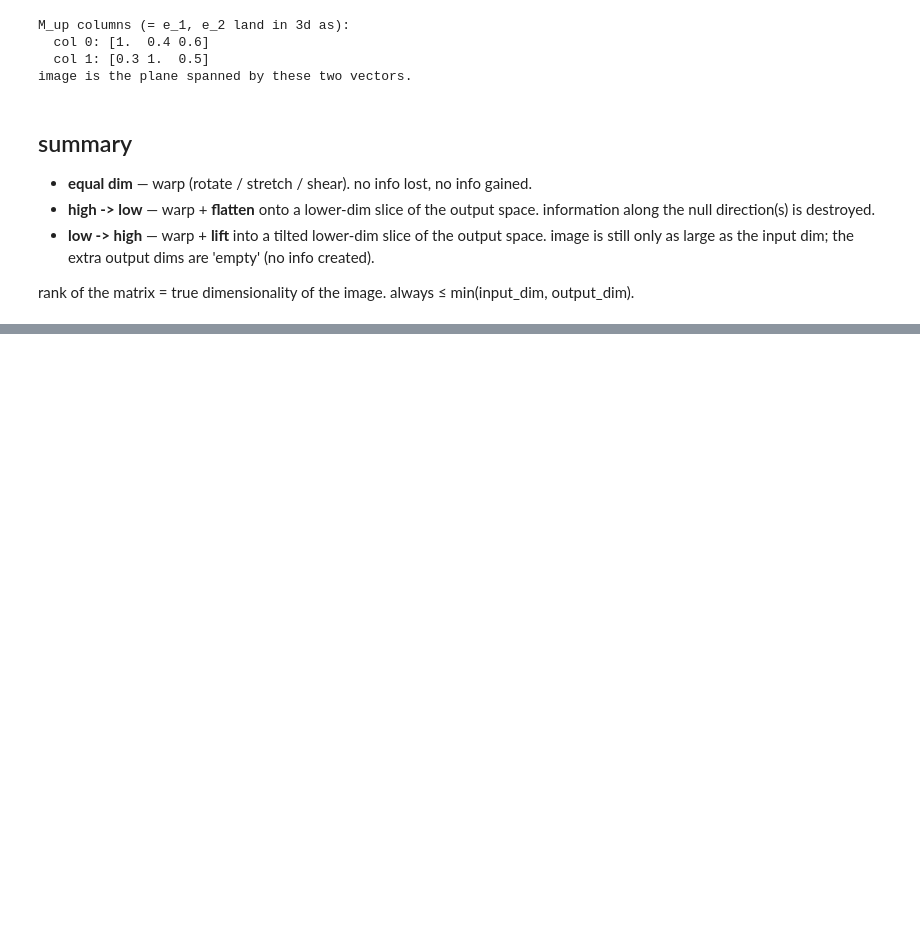
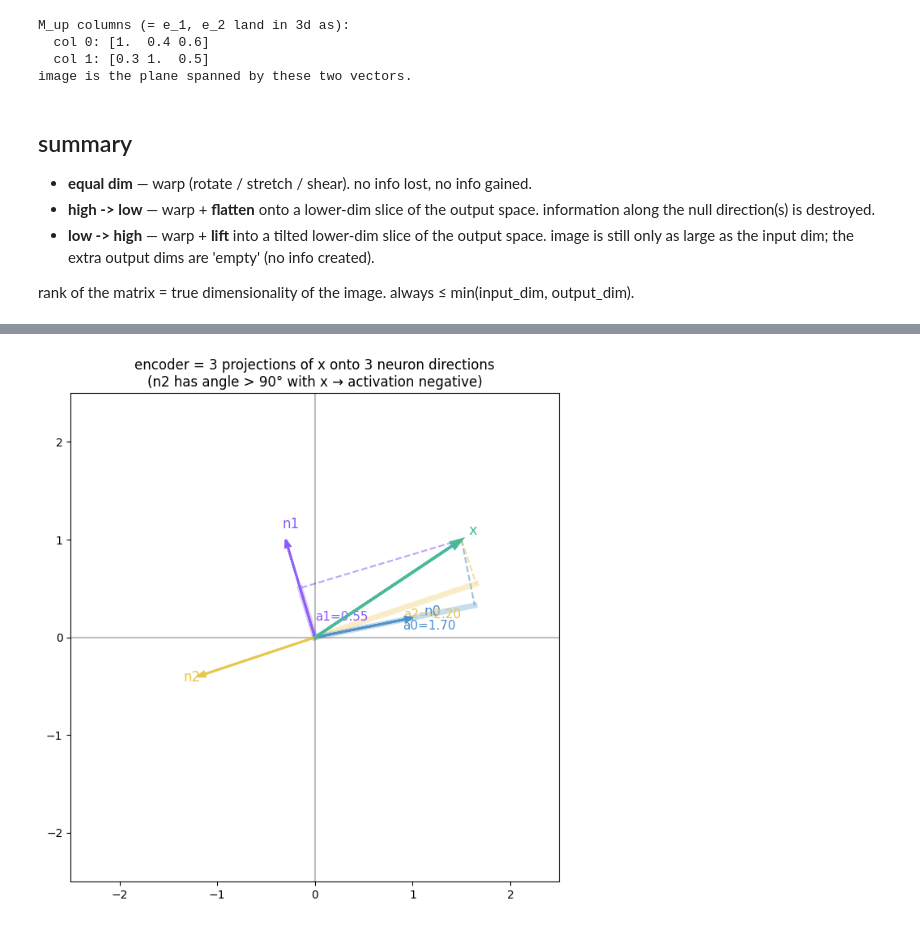
Before and after one commit to codespaceDrifter/MINDOLOGY, a Jupyter notebook: code/math/matmul.ipynb, the cells around one changed output, grey strips where cells are left out. Drawn from its saved outputs; the diff is of its cells as text; code cells hidden in the pictures; blank space fills up the shorter version.

```diff
--- a/code/math/matmul.ipynb
+++ b/code/math/matmul.ipynb
@@ -231,0 +282,43 @@ rank of the matrix = true dimensionality of the image. always ≤ min(input_dim,
+# %%
+# encoder rows as neuron directions in 2d input space
+# (3, 2) - each row is a neuron direction
+neurons = W_enc
+
+# (3,) - activation per neuron = x · neuron
+activations = neurons @ x
+
+neuron_colors = ['#4A90C9', '#8B5CF6', '#E8C547'] # [str] - one per hidden neuron
+
+fig, ax = plt.subplots(figsize=(7, 7))
+
+# input vector
+ax.arrow(0, 0, x[0], x[1], color='#4AB89D', head_width=0.07,
+         length_includes_head=True, linewidth=2.5, zorder=5)
+ax.text(x[0]*1.05, x[1]*1.05, 'x', color='#4AB89D', fontsize=13)
+
+for i, (n, a, c) in enumerate(zip(neurons, activations, neuron_colors)):
+    # neuron direction
+    ax.arrow(0, 0, n[0], n[1], color=c, head_width=0.05,
+             length_includes_head=True, linewidth=2, alpha=0.95, zorder=4)
+    ax.text(n[0]*1.12, n[1]*1.12, f'n{i}', color=c, fontsize=12)
+
+    # vector projection of x onto neuron direction: (x·n / |n|^2) * n
+    # (2,) - foot of perpendicular from x to neuron's line
+    proj_vec = (a / (n @ n)) * n
+    # thick faded segment along neuron direction = the projection itself (signed length)
+    ax.plot([0, proj_vec[0]], [0, proj_vec[1]], color=c, linewidth=5, alpha=0.3)
+    # dashed perpendicular from x tip to foot
+    ax.plot([x[0], proj_vec[0]], [x[1], proj_vec[1]], linestyle='--', color=c, alpha=0.55)
+
+    # activation label near the projection midpoint
+    mid = proj_vec * 0.5
+    ax.text(mid[0] + 0.08, mid[1] - 0.08, f'a{i}={a:.2f}', color=c, fontsize=11)
+
+lim = 2.5
+ax.set_xlim(-lim, lim); ax.set_ylim(-lim, lim)
+ax.axhline(0, color='black', alpha=0.25); ax.axvline(0, color='black', alpha=0.25)
+ax.set_aspect('equal')
+ax.set_title('encoder = 3 projections of x onto 3 neuron directions\n(n2 has angle > 90° with x → activation negative)')
+plt.tight_layout(); plt.show()
+# %% [output]
+[figure, added]
```
Also changed, not shown: parts of 19 cells of this notebook, 6 other files.
